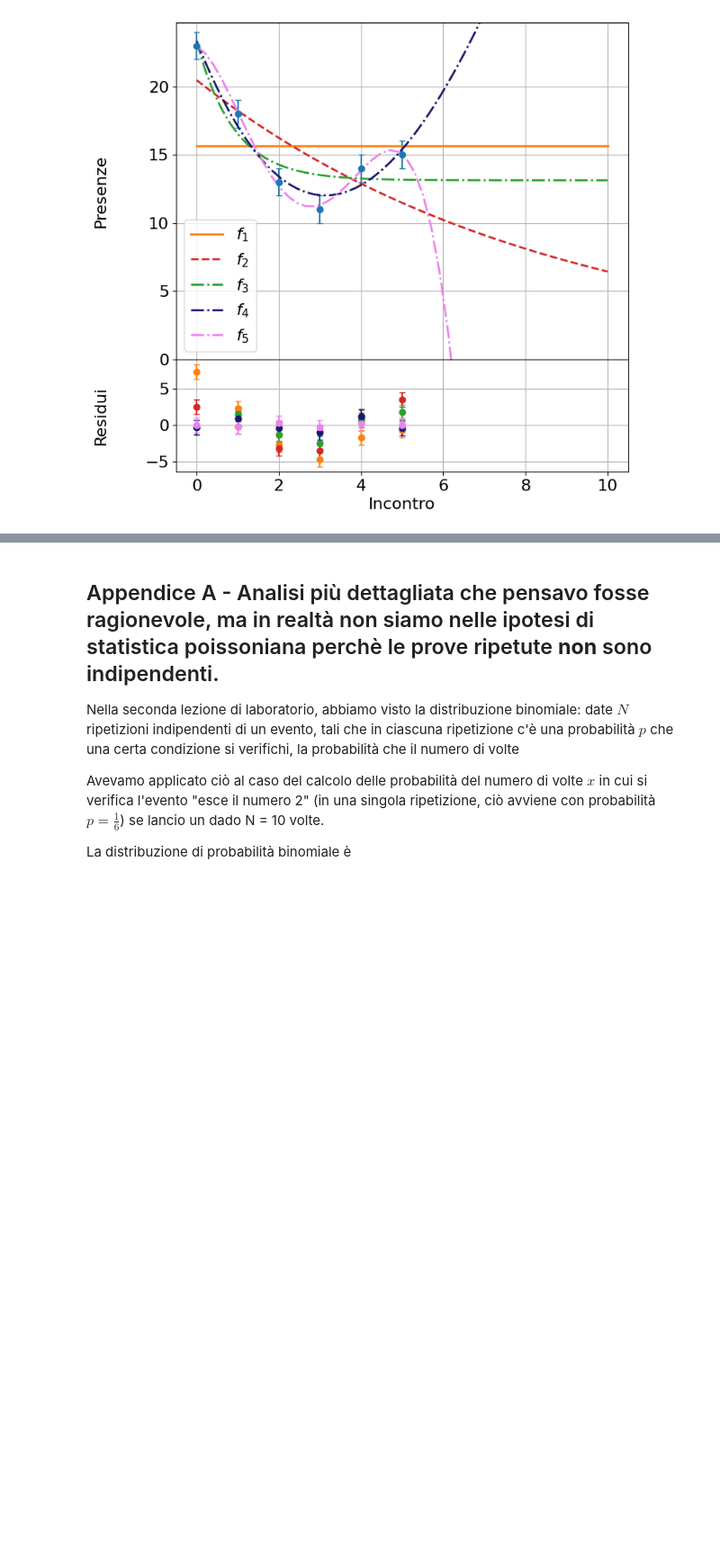
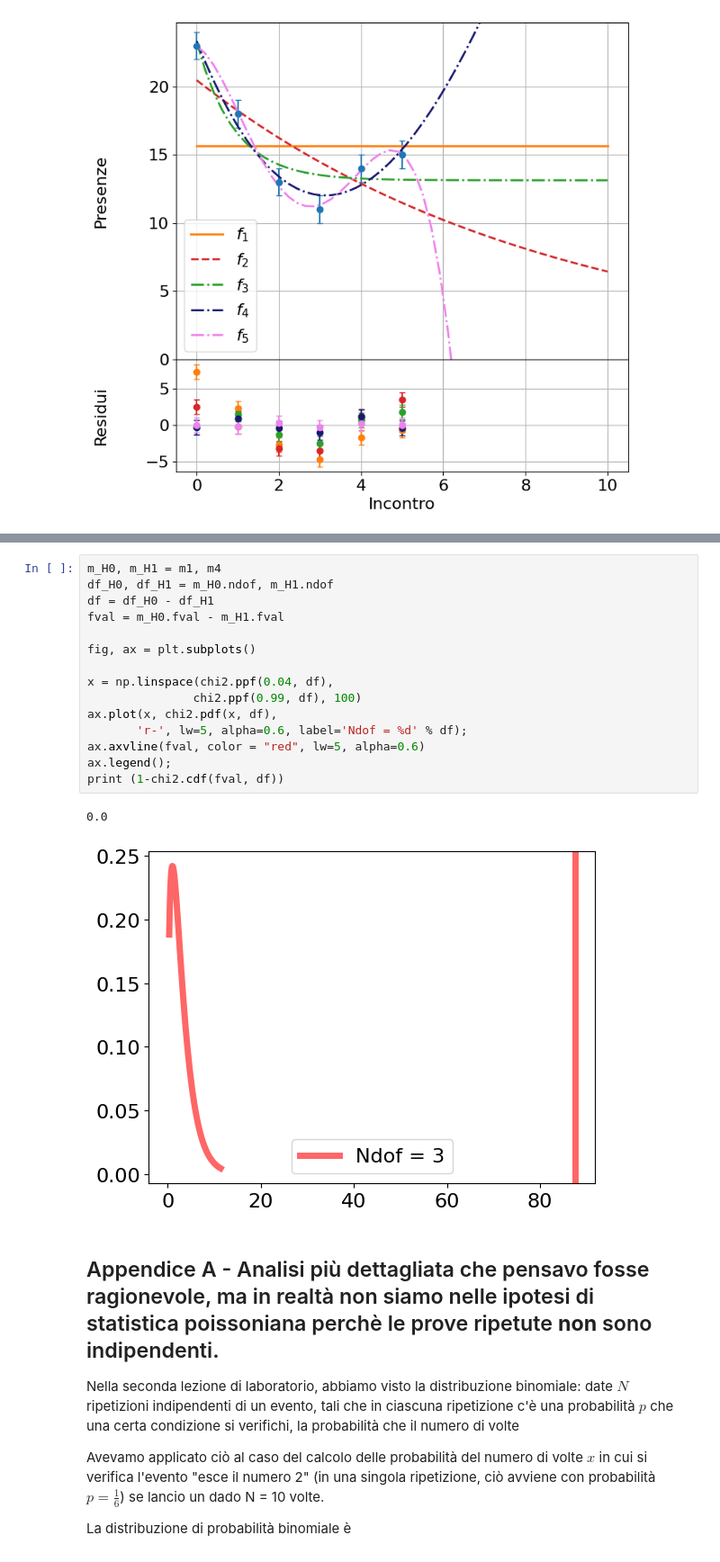
Before and after one commit to cerasole/EnvironmentalRadioactivity, a Jupyter notebook: Notebooks/Presenze.ipynb, the cells around one changed output, grey strips where cells are left out. Shown at 90% size. Cells and saved outputs as stored; diff of their text form; blank space fills up the shorter version.

```diff
--- a/Notebooks/Presenze.ipynb
+++ b/Notebooks/Presenze.ipynb
@@ -804,3 +841,21 @@ ax.set_xlabel("Incontro");
+# %%
+m_H0, m_H1 = m1, m4
+df_H0, df_H1 = m_H0.ndof, m_H1.ndof
+df = df_H0 - df_H1
+fval = m_H0.fval - m_H1.fval
+
+fig, ax = plt.subplots()
+
+x = np.linspace(chi2.ppf(0.04, df),
+               chi2.ppf(0.99, df), 100)
+ax.plot(x, chi2.pdf(x, df),
+       'r-', lw=5, alpha=0.6, label='Ndof = %d' % df);
+ax.axvline(fval, color = "red", lw=5, alpha=0.6)
+ax.legend();
+print (1-chi2.cdf(fval, df))
+# %% [output]
+0.0
+[figure, added]
 # %% [markdown]
 ## Appendice A - Analisi più dettagliata che pensavo fosse ragionevole, ma in realtà non siamo nelle ipotesi di statistica poissoniana perchè le prove ripetute **non** sono indipendenti.
 
```
Also changed, not shown: parts of 4 cells of this notebook.
